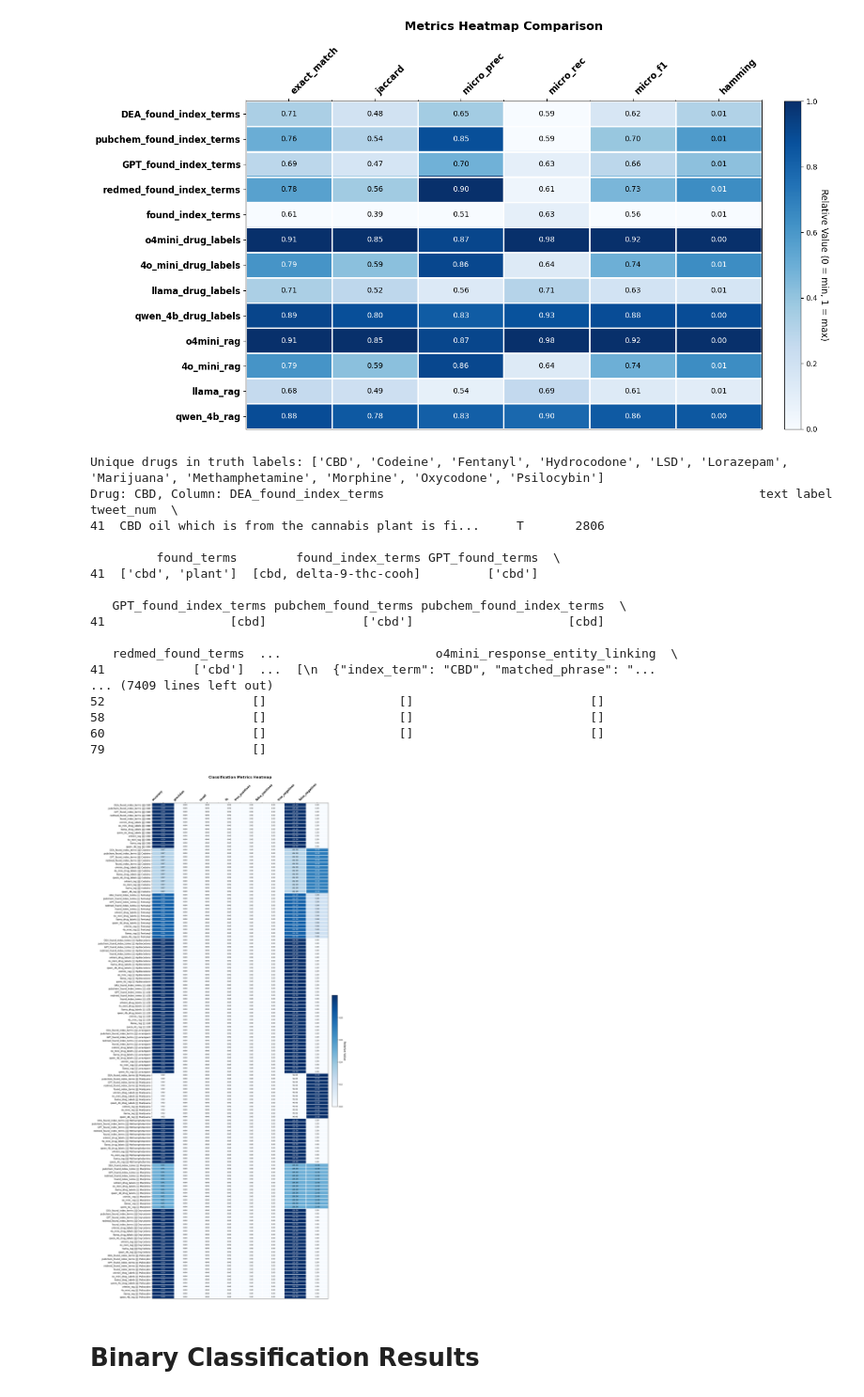
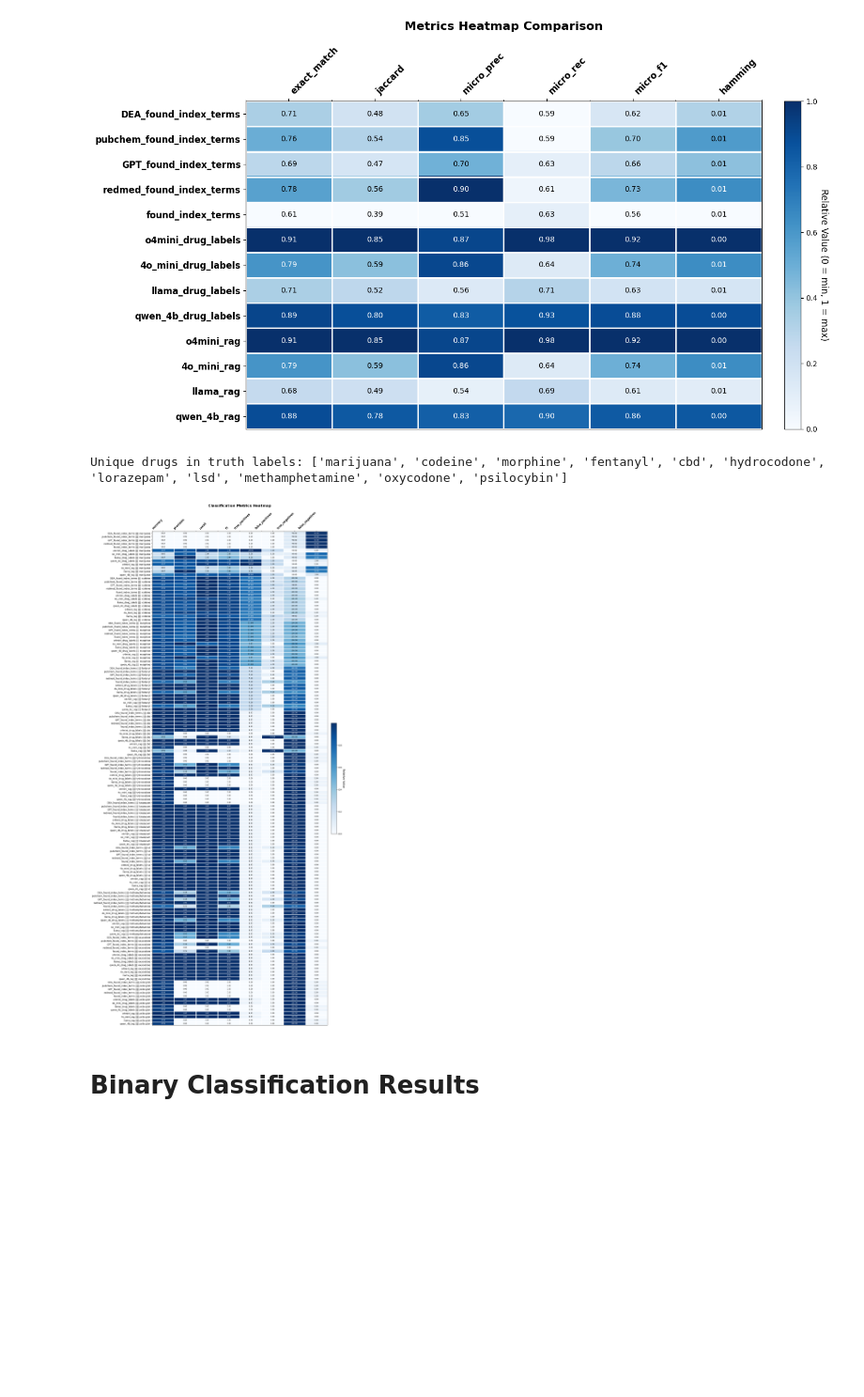
Before and after one commit to JamesChapmanNV/Social_Media_Pharmacovigilance, a Jupyter notebook: 3 - RESULTS.ipynb, the cells around one changed output. Shown at 94% size. Saved outputs shown, nothing was run; the diff lists cells and outputs as text; code cells hidden in the pictures; blank space fills up the shorter version.

```diff
--- a/3 - RESULTS.ipynb
+++ b/3 - RESULTS.ipynb
@@ -697,9 +715,16 @@ plt.show()
 ######################################################################
 # Individual drug metrics (binary)
 ########################################################################
-truth_drugs = sorted(set(
-    drug for lst in tweets['drugs_mentioned'] for drug in lst
-))
+# right after you convert drugs_mentioned into lists:
+tweets['drugs_mentioned'] = tweets['drugs_mentioned'].apply(
+    lambda lst: [str(x).lower().strip() for x in lst]
+)
+
+# truth_drugs = sorted(set(
+#     drug for lst in tweets['drugs_mentioned'] for drug in lst
+# ))
+# truth_drugs = ['cbd', 'codeine', 'fentanyl', 'hydrocodone', 'lorazepam', 'lsd', 'marijuana', 'methamphetamine', 'morphine', 'oxycodone', 'psilocybin']
+truth_drugs = ['marijuana', 'codeine', 'morphine', 'fentanyl', 'cbd', 'hydrocodone', 'lorazepam', 'lsd', 'methamphetamine', 'oxycodone', 'psilocybin']
 print(f"Unique drugs in truth labels: {(truth_drugs)}")
 results = []
 
@@ -708,9 +733,6 @@ for drug in truth_drugs:
     for col in LIST_COLS:
         # binary vectors: True if drug is in the list
         y_true = tweets['drugs_mentioned'].apply(lambda lst: drug in lst)
-        true = tweets[y_true]['drugs_mentioned']
-        print(f"Drug: {drug}, Column: {col}  {true}")
-
         y_pred = tweets[col].apply(lambda lst: drug in lst)
 
         tp = int(((y_true) & (y_pred)).sum())
@@ -731,6 +753,7 @@ for drug in truth_drugs:
             'precision':      prec,
             'recall':         rec,
             'f1':             f1,
+            #'count':        count,
             'true_positives': tp,
             'false_positives':fp,
             'true_negatives': tn,
@@ -740,8 +763,6 @@ for drug in truth_drugs:
 metrics_df = pd.DataFrame(results)
 # or pivot columns × drugs matrix
 # metrics_df.pivot(index='drug', columns='column', values='f1')
-print(metrics_df)
-
 
 # Define the numeric metric columns
 numeric_cols = [
@@ -771,51 +792,35 @@ cbar.set_label('Relative Value', rotation=270, labelpad=15, fontsize=12)
 # Configure axis ticks and labels
 ax.set_xticks(np.arange(len(numeric_cols)))
 ax.set_xticklabels(numeric_cols, fontsize=12, fontweight='bold', rotation=45, ha='right')
 ax.set_yticks(np.arange(len(metrics_df)))
 ax.set_yticklabels(
     [f"{row['column']} |||| {row['drug']}" for _, row in metrics_df.iterrows()],
     fontsize=10
 )
 
 # Move x-axis to top
 ax.xaxis.set_ticks_position('top')
 ax.xaxis.set_label_position('top')
 
 # Annotate each cell with its original value
 for i in range(data.shape[0]):
     for j in range(data.shape[1]):
         color = 'white' if norm_data[i, j] > 0.6 else 'black'
         ax.text(j, i, f"{data[i, j]:.2f}", ha='center', va='center', color=color, fontsize=8)
 
 # Add white grid lines between cells
 ax.set_xticks(np.arange(-.5, len(numeric_cols), 1), minor=True)
 ax.set_yticks(np.arange(-.5, len(metrics_df), 1), minor=True)
 ax.grid(which='minor', color='white', linestyle='-', linewidth=2)
 ax.tick_params(which='minor', bottom=False, left=False)
 
 # Title and layout
 plt.title('Classification Metrics Heatmap', fontsize=16, fontweight='bold', pad=20)
 plt.tight_layout()
 plt.show()
 # %% [output]
-Unique drugs in truth labels: ['CBD', 'Codeine', 'Fentanyl', 'Hydrocodone', 'LSD', 'Lorazepam', 'Marijuana', 'Methamphetamine', 'Morphine', 'Oxycodone', 'Psilocybin']
-Drug: CBD, Column: DEA_found_index_terms                                                   text label  tweet_num  \
-41  CBD oil which is from the cannabis plant is fi...     T       2806
-
-         found_terms        found_index_terms GPT_found_terms  \
-41  ['cbd', 'plant']  [cbd, delta-9-thc-cooh]         ['cbd']
-
-   GPT_found_index_terms pubchem_found_terms pubchem_found_index_terms  \
-41                 [cbd]             ['cbd']                     [cbd]
-
-   redmed_found_terms  ...                     o4mini_response_entity_linking  \
-41            ['cbd']  ...  [\n  {"index_term": "CBD", "matched_phrase": "...
-... (7409 lines left out)
-52                    []                  []                        []
-58                    []                  []                        []
-60                    []                  []                        []
-79                    []
+Unique drugs in truth labels: ['marijuana', 'codeine', 'morphine', 'fentanyl', 'cbd', 'hydrocodone', 'lorazepam', 'lsd', 'methamphetamine', 'oxycodone', 'psilocybin']
-[figure, old version]
+[figure, new version]
 # %% [markdown]
 # Binary Classification Results
 # %%
```
Also changed, not shown: parts of 2 cells of this notebook, 1 other file.
